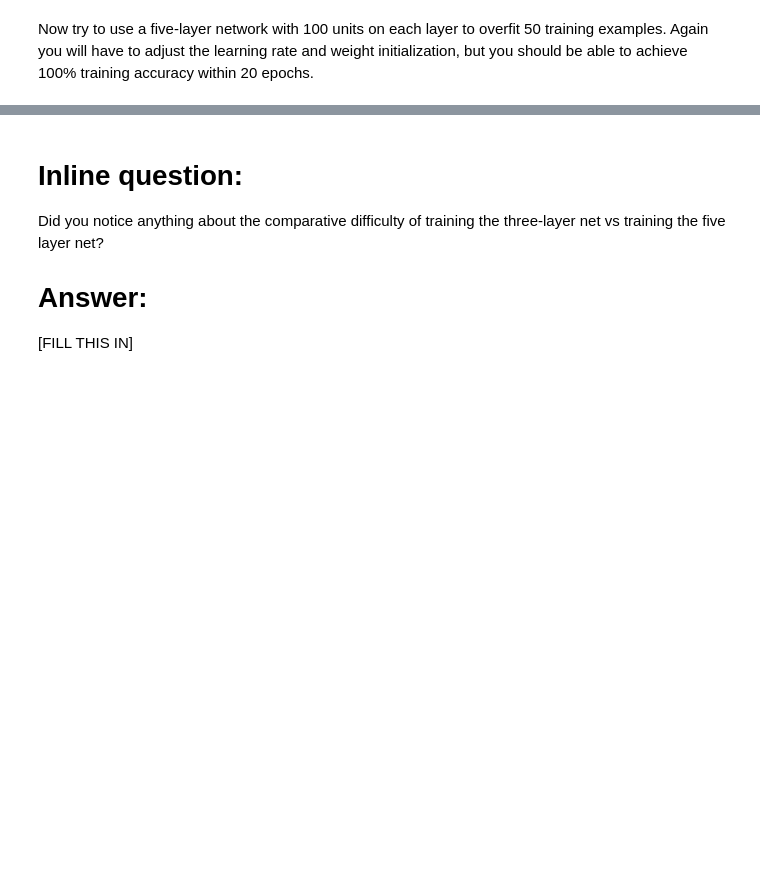
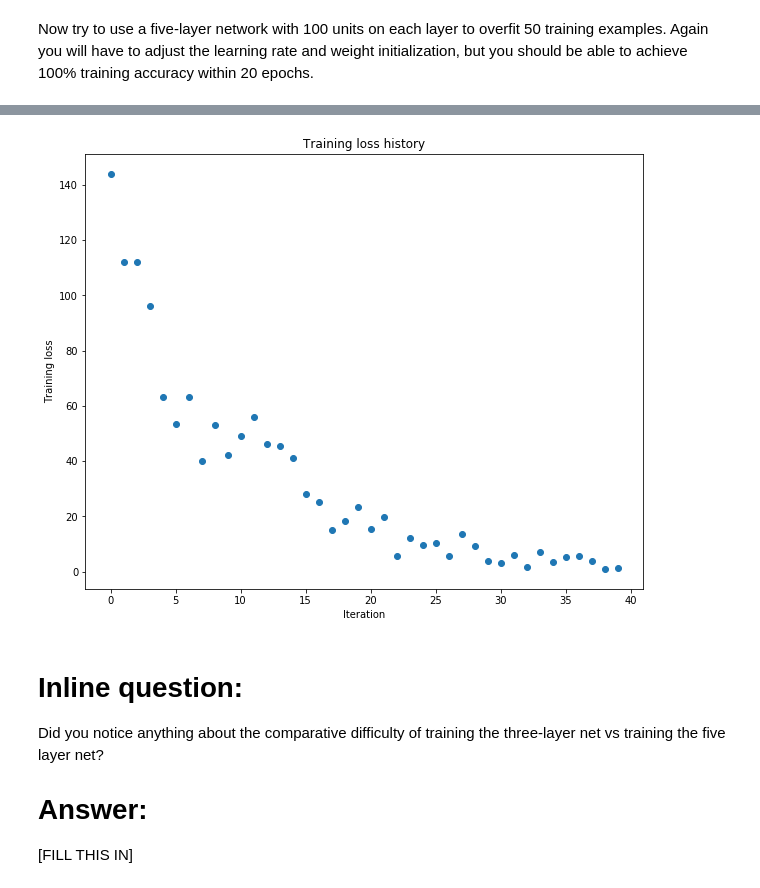
Before and after one commit to tanmaybinaykiya/CS231N-CNN-Solutions, a Jupyter notebook: assignment2/FullyConnectedNets.ipynb, the cells around one changed output, grey strips where cells are left out. Saved outputs shown, nothing was run; the diff lists cells and outputs as text; code cells hidden in the pictures; blank space fills up the shorter version.

```diff
--- a/assignment2/FullyConnectedNets.ipynb
+++ b/assignment2/FullyConnectedNets.ipynb
@@ -450,8 +486,8 @@ small_data = {
   'y_val': data['y_val'],
 }
 
-learning_rate = 1e-3
-weight_scale = 1e-5
+weight_scale = 1e-1
+learning_rate = 5e-5
 model = FullyConnectedNet([100, 100, 100, 100],
                 weight_scale=weight_scale, dtype=np.float64)
 solver = Solver(model, small_data,
@@ -468,3 +504,4 @@ plt.title('Training loss history')
 plt.xlabel('Iteration')
 plt.ylabel('Training loss')
 plt.show()
+# %% [output]
@@ -471,3 +525,4 @@ plt.show()
+[figure, added]
 # %% [markdown]
 # Inline question:
 Did you notice anything about the comparative difficulty of training the three-layer net vs training the five layer net?
```
Also changed, not shown: parts of 6 cells of this notebook, 4 other files.
